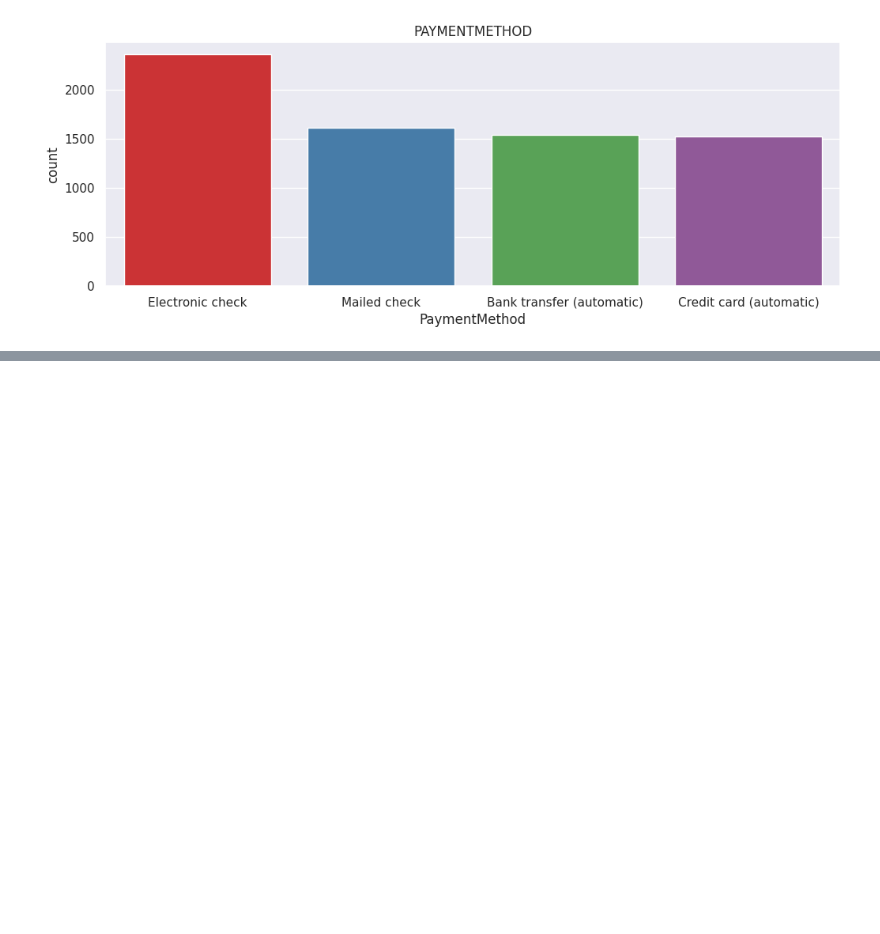
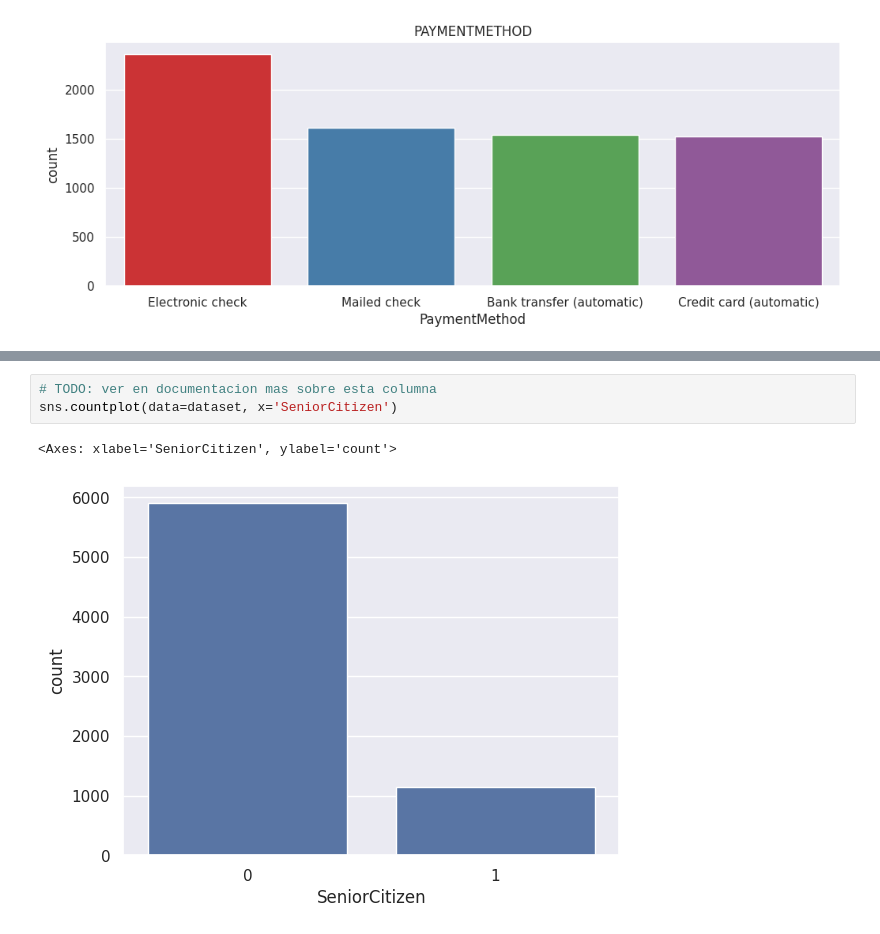
Before and after one commit to he-ale/TelcoCustomerChurn, a Jupyter notebook: TelcoCustomerChurn.ipynb, the cells around one changed output, grey strips where cells are left out. Saved outputs shown, nothing was run; the diff lists cells and outputs as text; blank space fills up the shorter version.

```diff
--- a/TelcoCustomerChurn.ipynb
+++ b/TelcoCustomerChurn.ipynb
@@ -181,0 +225,6 @@ plt.show()
+# %%
+# TODO: ver en documentacion mas sobre esta columna
+sns.countplot(data=dataset, x='SeniorCitizen')
+# %% [output]
+<Axes: xlabel='SeniorCitizen', ylabel='count'>
+[figure, added]
```
Also changed, not shown: parts of 13 cells of this notebook.
